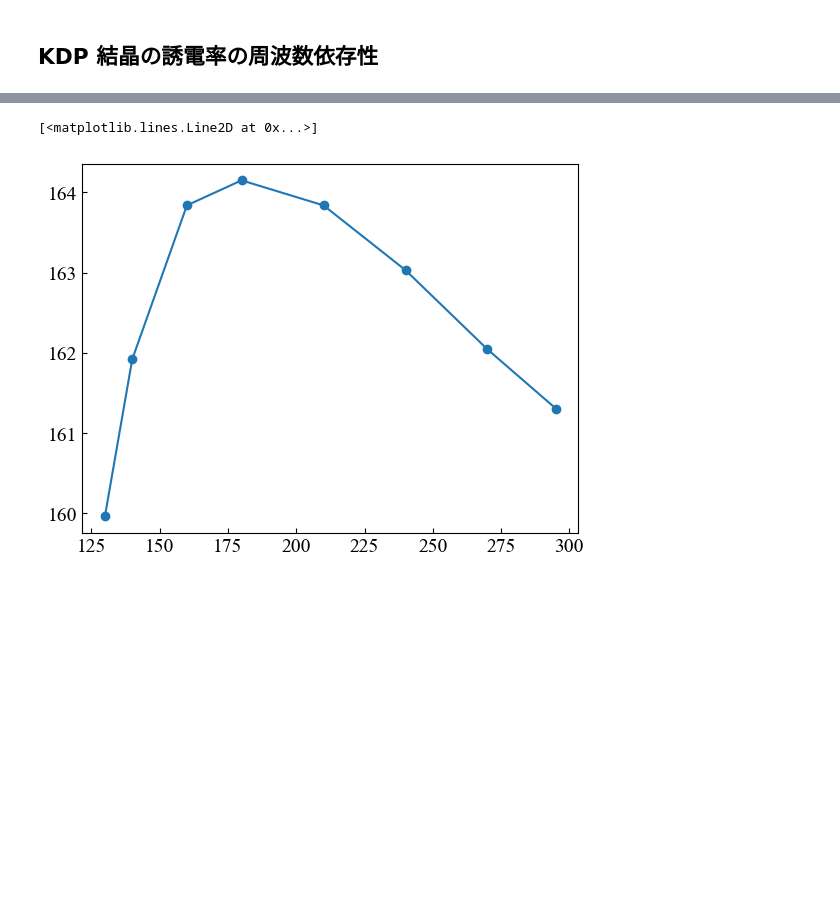
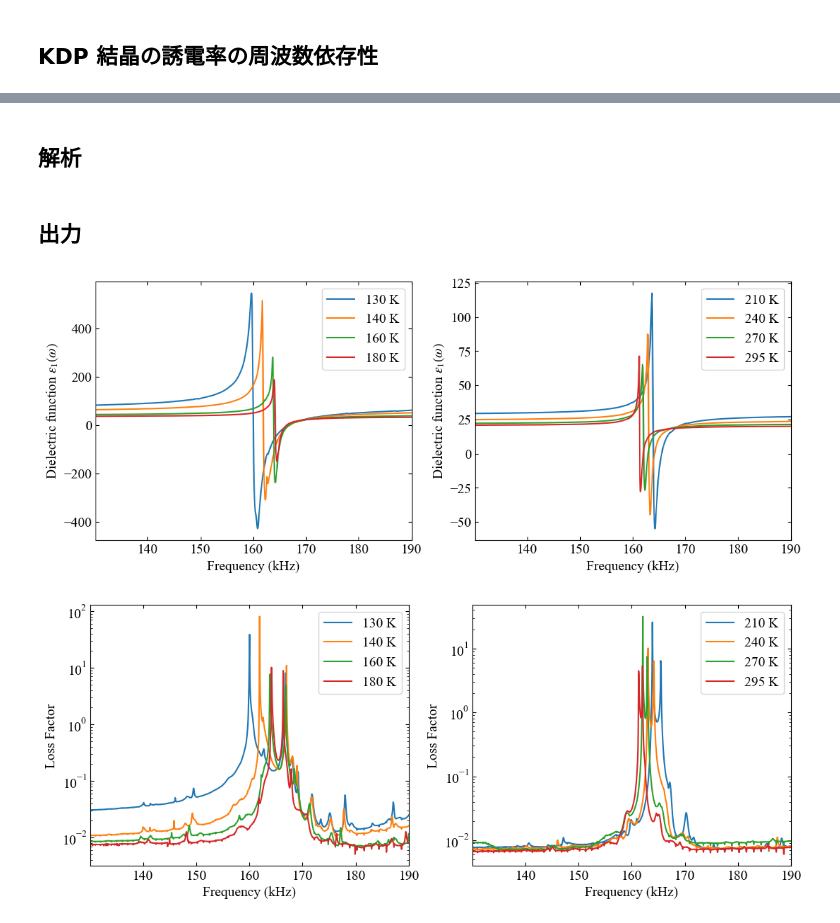
Before and after one commit to xiang-gong3944/----, a Jupyter notebook: 2024_10_25_強誘電体/data/2024_10_25.ipynb, the cells around one changed output, grey strips where cells are left out. Drawn from its saved outputs; the diff is of its cells as text; code cells hidden in the pictures; blank space fills up the shorter version.

```diff
--- a/2024_10_25_強誘電体/data/2024_10_25.ipynb
+++ b/2024_10_25_強誘電体/data/2024_10_25.ipynb
@@ -34,9 +110,12 @@ def plot_epsilon1(x, y, legend, targetFileIndex):
 # %%
-def plot_epsilon2(x, y, legend, targetFileIndex):
-    f = plt.figure()
-    ax1 = f.add_subplot(111)
+def plot_dissipation(x, y, legend):
+    f = plt.figure(figsize=(12.8,4.8))
+    ax1 = f.add_subplot(121)
     ax1.yaxis.set_ticks_position('both')
     ax1.xaxis.set_ticks_position('both')
+    ax2 = f.add_subplot(122)
+    ax2.yaxis.set_ticks_position('both')
+    ax2.xaxis.set_ticks_position('both')
     plt.rcParams['xtick.direction'] = 'in'
     plt.rcParams['ytick.direction'] = 'in'
 
@@ -47,15 +126,24 @@ def plot_epsilon2(x, y, legend, targetFileIndex):
     xmin = np.min(x)
     xmax = np.max(x)
     ax1.set_xlim(xmin, xmax)
+    ax2.set_xlim(xmin, xmax)
 
     ax1.set_yscale("log")
+    ax2.set_yscale("log")
 
     ax1.set_xlabel("Frequency (kHz)")
-    ax1.set_ylabel("Dielectric function $\epsilon_2(\omega)$")
+    ax1.set_ylabel("Loss Factor")
+    ax2.set_xlabel("Frequency (kHz)")
+    ax2.set_ylabel("Loss Factor")
 
-    for i in targetFileIndex:
+    for i in [0, 1, 2, 3]:
         ax1.plot(x[i], y[i],
                 label = f"{legend[i]} K")
+    ax1.legend()
 
-    ax1.legend()
+    for i in [4, 5, 6, 7]:
+        ax2.plot(x[i], y[i],
+                label = f"{legend[i]} K")
+    ax2.legend()
+
     plt.show()
@@ -68,7 +196,7 @@ C0 = 0.4678   / 0.142   * 8.85*10**(-14)
 Temp = np.array([130, 140, 160, 180, 210, 240, 270, 295])
 nfile = Temp.size
 
-# グラフで表示する物理量 測定点が1000個あるはずだが最初の一つが読みこないため 999 となってる
+# グラフで表示する物理量 測定点が1000個あるはずだが最初の一つが読みこめないため 999 となってる
 Frequency   = np.zeros((nfile, 999))
 Epsilon1    = np.zeros((nfile, 999))
 Epsilon2    = np.zeros((nfile, 999))
@@ -83,9 +211,13 @@ for i in range(nfile):
     Frequency[i]    = df.iloc[:,0].to_numpy() / 10**3 # kHz に換算
     Epsilon1[i]     = df.iloc[:,1].to_numpy() / C0
     Dissipation[i]  = df.iloc[:,2].to_numpy()
-    Epsilon2[i]     = np.abs(Dissipation[i] * Epsilon1[i])
 
-# 共鳴周波数を誘電率の虚部が最大となる周波数として求める
-Frequency_res = np.array([])
-for i in range(nfile):
-    Frequency_res = np.append(Frequency_res, Frequency[i][np.argmax(Epsilon2[i])])
+
+df = pd.read_csv("2024_10_25/a1k-1M_RT.csv",
+                     encoding = 'shift_jis',                          # shift_jis にしないと読み込めない
+                     skiprows = 33,                                   # はじめ32行はヘッダー情報
+                     usecols  = [2, 4, 5])                            # 2行目が周波数、4行目がCp、5行目がD
+
+Frequency_RT    = df.iloc[:,0].to_numpy() / 10**3 # kHz に換算
+Epsilon1_RT     = df.iloc[:,1].to_numpy() / C0
+Dissipation_RT  = df.iloc[:,2].to_numpy()
@@ -112,6 +224,2 @@ plot_epsilon2(Frequency, Dissipation, Temp, [6, 7])
-# %%
-plt.scatter(Temp, Frequency_res)
-plt.plot(Temp, Frequency_res)
-# %% [output]
-[<matplotlib.lines.Line2D at 0x...>]
-[figure, removed]
+# %% [markdown]
+## 解析
@@ -117,0 +241,8 @@ plt.plot(Temp, Frequency_res)
+# %% [markdown]
+## 出力
+# %%
+plot_epsilon1(Frequency, Epsilon1, Temp)
+plot_dissipation(Frequency, Dissipation, Temp)
+# %% [output]
+[figure, added]
+[figure, added]
```
Also changed, not shown: parts of 16 cells of this notebook, 3 other files.
